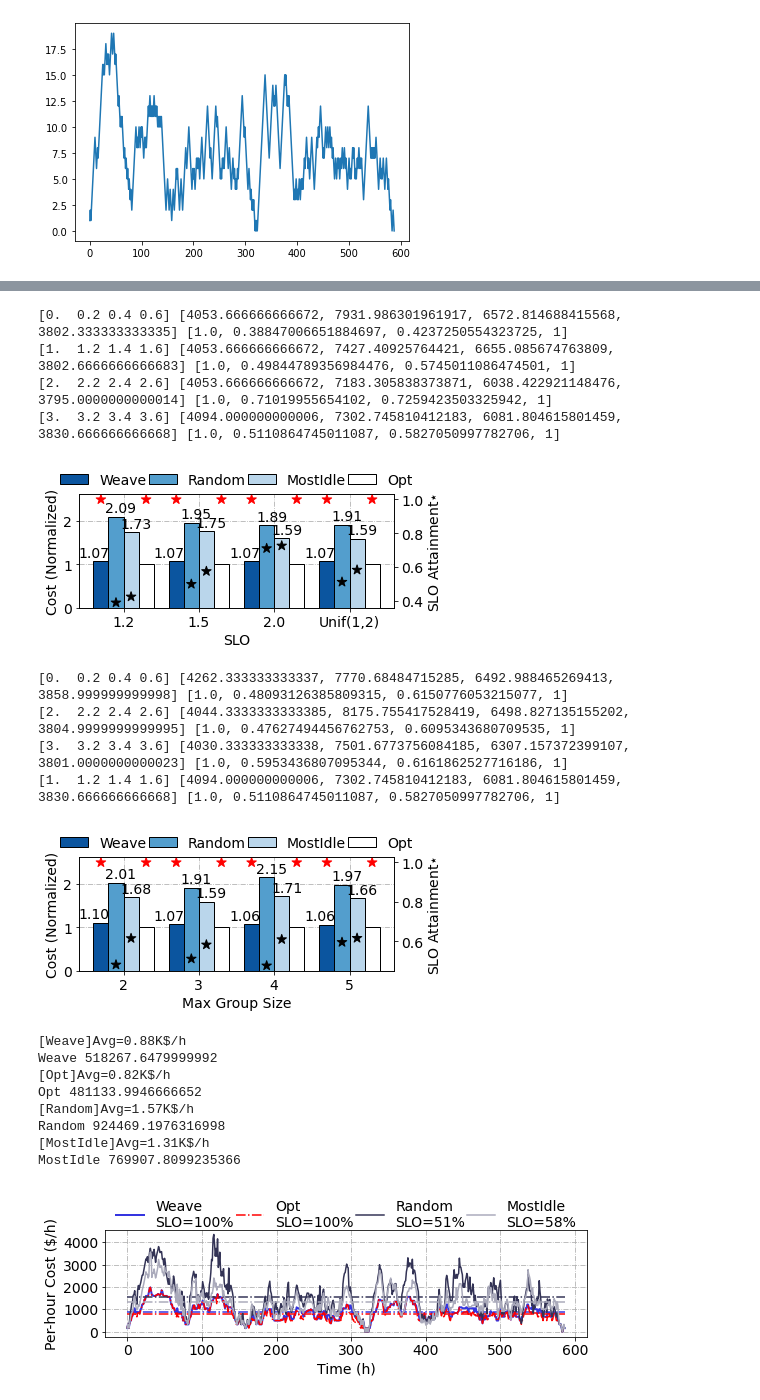
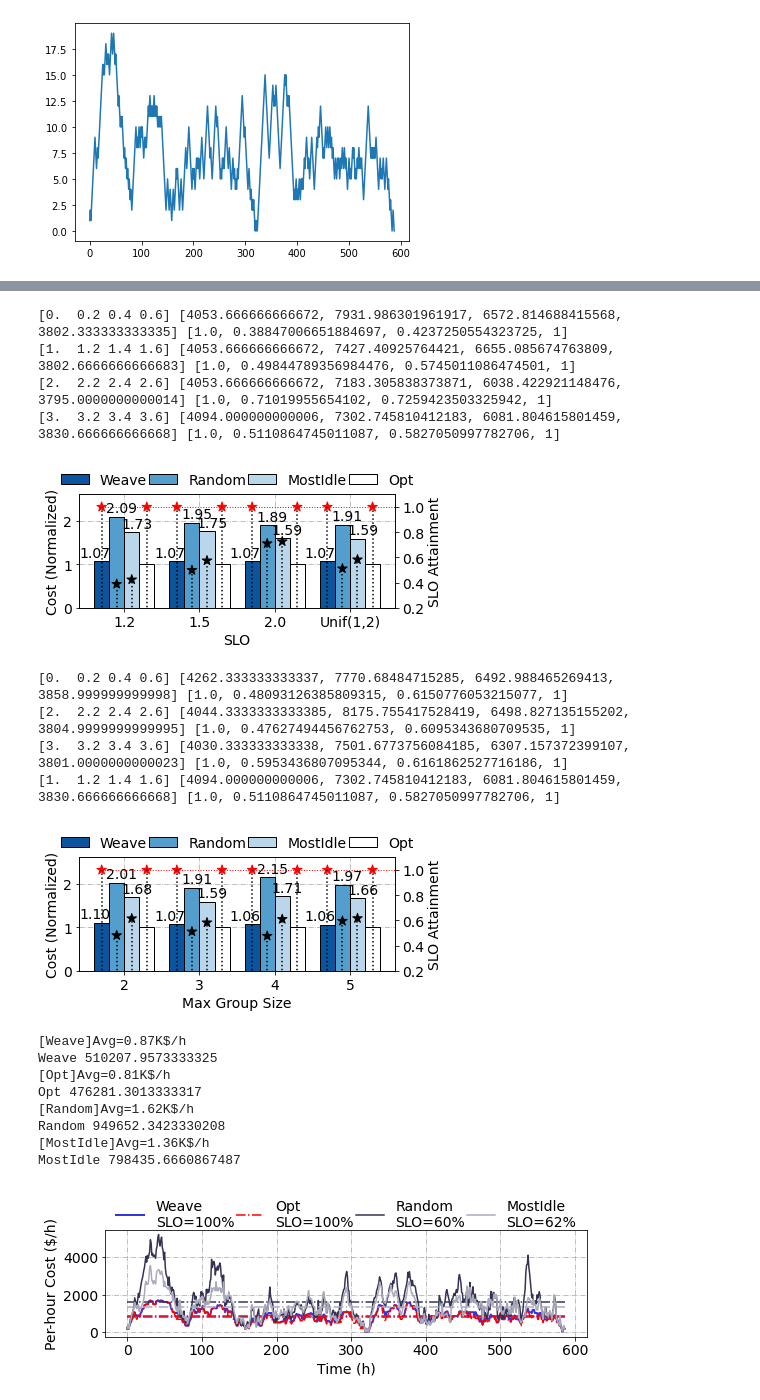
Before and after one commit to wutianyuan1/ROLL, a Jupyter notebook: global_scheduler/parse.ipynb, the cells around one changed output, grey strips where cells are left out. Saved outputs shown, nothing was run; the diff lists cells and outputs as text; code cells hidden in the pictures.

Commit message:
update figures

```diff
--- a/global_scheduler/parse.ipynb
+++ b/global_scheduler/parse.ipynb
@@ -104,6 +104,8 @@ for ((mtype, v), (mtype2, slov)) in zip(all_costs.items(), all_slos.items()):
     print(shift + np.arange(len(v)) * w, list(v.values()))
     ax1.bar(shift + np.arange(len(v)) * w, [i/v['Opt'] for i in v.values()], width=w, color=colors[:len(v)], edgecolor='black', label=v.keys() if mtype == 'all' else None, hatch=hatches, zorder=2)
     ax2.scatter(shift + np.arange(len(slov)) * w, list(slov.values()), marker='*', color=star_colors[:len(slov)], s=100)
+    for slovid, sloi in enumerate(slov.values()):
+        plt.plot([shift + w * slovid, shift + w * slovid], [-1, sloi], linestyle=':', c='black')
     for i, (method, mv) in enumerate(v.items()):
         if method != 'Opt':
             h = 0.1
@@ -112,10 +114,13 @@ for ((mtype, v), (mtype2, slov)) in zip(all_costs.items(), all_slos.items()):
             ax1.text(shift + i * w - w*0.7 if i != 0 else shift - 1.5*w, mv/v['Opt']+h, "{:.2f}".format((mv/v['Opt'])), fontdict={"fontsize":14}, zorder=2)
     shift += 1
 
+plt.xlim(-0.3, 3.9)
 
 plt.sca(ax2)
+plt.ylim(0.2, 1.1)
 plt.yticks(fontsize=14)
-plt.ylabel("SLO Attainment$\star$", fontdict={"fontsize": 14})
+plt.plot([0, 4], [1, 1], linestyle=':', c='red', linewidth=1)
+plt.ylabel("SLO Attainment", fontdict={"fontsize": 14})
 
 plt.sca(ax1)
 plt.xticks(np.arange(4) + w * 1.5, ['Uni', 'RH', 'TH', 'Mixed'], fontsize=14)
@@ -169,6 +174,8 @@ for ((mtype, v), (mtype2, slov)) in zip(all_costs_2.items(), all_slos_2.items())
     print(shift + np.arange(len(v)) * w, list(v.values()), list(slov.values()))
     ax1.bar(shift + np.arange(len(v)) * w, [i/v['Opt'] for i in v.values()], width=w, color=colors[:len(v)], edgecolor='black', label=v.keys() if mtype == 'all' else None, hatch=hatches, zorder=2)
     ax2.scatter(shift + np.arange(len(slov)) * w, list(slov.values()), marker='*', color=star_colors[:len(slov)], s=100)
+    for slovid, sloi in enumerate(slov.values()):
+        plt.plot([shift + w * slovid, shift + w * slovid], [-1, sloi], linestyle=':', c='black')
     for i, (method, mv) in enumerate(v.items()):
         if method != 'Opt':
             h = 0.1
@@ -184,6 +191,8 @@ v, slov = all_costs[mtype], all_slos[mtype]
 print(shift + np.arange(len(v)) * w, list(v.values()), list(slov.values()))
 ax1.bar(shift + np.arange(len(v)) * w, [i/v['Opt'] for i in v.values()], width=w, color=colors[:len(v)], edgecolor='black', label=v.keys() if mtype == 'all' else None, hatch=hatches, zorder=2)
 ax2.scatter(shift + np.arange(len(slov)) * w, list(slov.values()), marker='*', color=star_colors[:len(slov)], s=100)
+for slovid, sloi in enumerate(slov.values()):
+    plt.plot([shift + w * slovid, shift + w * slovid], [-1, sloi], linestyle=':', c='black')
 for i, (method, mv) in enumerate(v.items()):
     if method != 'Opt':
         h = 0.1
@@ -191,10 +200,13 @@ for i, (method, mv) in enumerate(v.items()):
             h = 0.3
         ax1.text(shift + i * w - w*0.7 if i != 0 else shift - 1.5*w, mv/v['Opt']+h, "{:.2f}".format((mv/v['Opt'])), fontdict={"fontsize":14}, zorder=2)
 
+plt.xlim(-0.3, 3.9)
 
 plt.sca(ax2)
+plt.ylim(0.2, 1.1)
 plt.yticks(fontsize=14)
-plt.ylabel("SLO Attainment$\star$", fontdict={"fontsize": 14})
+plt.plot([0, 4], [1, 1], linestyle=':', c='red', linewidth=1)
+plt.ylabel("SLO Attainment", fontdict={"fontsize": 14})
 
 plt.sca(ax1)
 plt.xticks(np.arange(4) + w * 1.5, ['1.2', '1.5', '2.0', 'Unif(1,2)'], fontsize=14)
@@ -211,7 +223,7 @@ plt.savefig("ablation_slo.pdf")
 [1.  1.2 1.4 1.6] [4053.666666666672, 7427.40925764421, 6655.085674763809, 3802.6666666666683] [1.0, 0.49844789356984476, 0.5745011086474501, 1]
 [2.  2.2 2.4 2.6] [4053.666666666672, 7183.305838373871, 6038.422921148476, 3795.0000000000014] [1.0, 0.71019955654102, 0.7259423503325942, 1]
 [3.  3.2 3.4 3.6] [4094.000000000006, 7302.745810412183, 6081.804615801459, 3830.666666666668] [1.0, 0.5110864745011087, 0.5827050997782706, 1]
-[figure, old version]
+[figure, new version]
 # %%
 with open("run_results_ablation_grp_size.txt", 'r') as f:
     content = f.read().split("\n")
@@ -248,6 +260,8 @@ for ((mtype, v), (mtype2, slov)) in zip(all_costs_3.items(), all_slos_3.items())
     print(shift + np.arange(len(v)) * w, list(v.values()), list(slov.values()))
     ax1.bar(shift + np.arange(len(v)) * w, [i/v['Opt'] for i in v.values()], width=w, color=colors[:len(v)], edgecolor='black', label=v.keys() if mtype == 'all' else None, hatch=hatches, zorder=2)
     ax2.scatter(shift + np.arange(len(slov)) * w, list(slov.values()), marker='*', color=star_colors[:len(slov)], s=100)
+    for slovid, sloi in enumerate(slov.values()):
+        plt.plot([shift + w * slovid, shift + w * slovid], [-1, sloi], linestyle=':', c='black')
     for i, (method, mv) in enumerate(v.items()):
         if method != 'Opt':
             h = 0.1
@@ -263,6 +277,8 @@ v, slov = all_costs[mtype], all_slos[mtype]
 print(shift + np.arange(len(v)) * w, list(v.values()), list(slov.values()))
 ax1.bar(shift + np.arange(len(v)) * w, [i/v['Opt'] for i in v.values()], width=w, color=colors[:len(v)], edgecolor='black', label=v.keys() if mtype == 'all' else None, hatch=hatches, zorder=2)
 ax2.scatter(shift + np.arange(len(slov)) * w, list(slov.values()), marker='*', color=star_colors[:len(slov)], s=100)
+for slovid, sloi in enumerate(slov.values()):
+    plt.plot([shift + w * slovid, shift + w * slovid], [-1, sloi], linestyle=':', c='black')
 for i, (method, mv) in enumerate(v.items()):
     if method != 'Opt':
         h = 0.1
@@ -270,10 +286,13 @@ for i, (method, mv) in enumerate(v.items()):
             h = 0.3
         ax1.text(shift + i * w - w*0.7 if i != 0 else shift - 1.5*w, mv/v['Opt']+h, "{:.2f}".format((mv/v['Opt'])), fontdict={"fontsize":14}, zorder=2)
 
+plt.xlim(-0.3, 3.9)
 
 plt.sca(ax2)
+plt.ylim(0.2, 1.1)
 plt.yticks(fontsize=14)
-plt.ylabel("SLO Attainment$\star$", fontdict={"fontsize": 14})
+plt.plot([0, 4], [1, 1], linestyle=':', c='red', linewidth=1)
+plt.ylabel("SLO Attainment", fontdict={"fontsize": 14})
 
 plt.sca(ax1)
 plt.xticks(np.arange(4) + w * 1.5, ['2', '3', '4', '5'], fontsize=14)
@@ -290,7 +309,7 @@ plt.savefig("ablation_grp_size.pdf")
 [2.  2.2 2.4 2.6] [4044.3333333333385, 8175.755417528419, 6498.827135155202, 3804.9999999999995] [1.0, 0.47627494456762753, 0.6095343680709535, 1]
 [3.  3.2 3.4 3.6] [4030.333333333338, 7501.6773756084185, 6307.157372399107, 3801.0000000000023] [1.0, 0.5953436807095344, 0.6161862527716186, 1]
 [1.  1.2 1.4 1.6] [4094.000000000006, 7302.745810412183, 6081.804615801459, 3830.666666666668] [1.0, 0.5110864745011087, 0.5827050997782706, 1]
-[figure, old version]
+[figure, new version]
 # %%
 def parse_line(line):
     mix_type, line = line.split("--")
@@ -307,7 +326,7 @@ def cdf(x, plot=True, *args, **kwargs):
     x, y = sorted(x), np.arange(len(x)) / len(x)
     return plt.plot(x, y, *args, **kwargs) if plot else (x, y)
 
-with open("run_results_ablation_type.txt", 'r') as f:
+with open("run_results_ablation_grp_size.txt", 'r') as f:
     content = f.read().split("\n")
 
 
@@ -321,7 +340,7 @@ for line in content:
     if len(line) <= 1:
         continue
     mix_type, results = parse_line(line)
-    if mix_type != 'all':
+    if mix_type != '5':
         continue
     all_plotted = False
     mix_type_costs = {}
@@ -346,39 +365,39 @@ for line in content:
             alls.append(last_num_all)
         for (last_t, t, cost_t) in time_costs:
             xs.append((last_t - t0).total_seconds() / 3600 / 24)
             if method == 'Weave':
                 weave_costs[last_t] = cost_t
             if method == 'Opt' and cost_t > weave_costs[last_t]:
                 cost_t = weave_costs[last_t]
             costs.append(cost_t * h800_per_hr)
         plt.plot(costs, label=f"{method}\nSLO={slo_attainment_ratio*100:.0f}%", linestyle=linestyles[mid], color=colors[mid], linewidth=linewidths[mid])
         avg_cost = np.average(costs)
         plt.plot([0, len(costs)], [avg_cost, avg_cost], color=colors[mid], linestyle='-.', linewidth=1.5)
         print(f"[{method}]Avg={avg_cost/1000:.2f}K$/h")
         # plt.text(len(costs) - 200 - 200 * (mid % 2), 4000 - 800*mid, f"[{method}]Avg={avg_cost/1000:.1f}K$/h", fontdict={"fontsize": 14})
         print(method, sum(costs))
         if not all_plotted:
             # plt.plot(np.arange(len(xs)), alls)
             all_plotted = True
 
     all_costs[mix_type] = mix_type_costs
     all_slos[mix_type] = mix_type_slos
 
 plt.xticks(fontsize=14)
 plt.yticks(fontsize=14)
 plt.grid(linestyle='-.', zorder=0)
 plt.ylabel("Per-hour Cost ($/h)", fontdict={"fontsize": 14})
 plt.legend(fontsize=14, ncols=4, frameon=False, columnspacing=0.15, loc='upper center', bbox_to_anchor=(0.5, 1.4))
 plt.xlabel("Time (h)", fontdict={"fontsize": 14})
 plt.tight_layout()
 plt.savefig("time_cost_sim.pdf")
 # %% [output]
-[Weave]Avg=0.88K$/h
-Weave 518267.6479999992
-[Opt]Avg=0.82K$/h
-Opt 481133.9946666652
-[Random]Avg=1.57K$/h
-Random 924469.1976316998
-[MostIdle]Avg=1.31K$/h
-MostIdle 769907.8099235366
+[Weave]Avg=0.87K$/h
+Weave 510207.9573333325
+[Opt]Avg=0.81K$/h
+Opt 476281.3013333317
+[Random]Avg=1.62K$/h
+Random 949652.3423330208
+[MostIdle]Avg=1.36K$/h
+MostIdle 798435.6660867487
-[figure, old version]
+[figure, new version]
```
Also changed, not shown: parts of 1 cell of this notebook, 4 other files.
